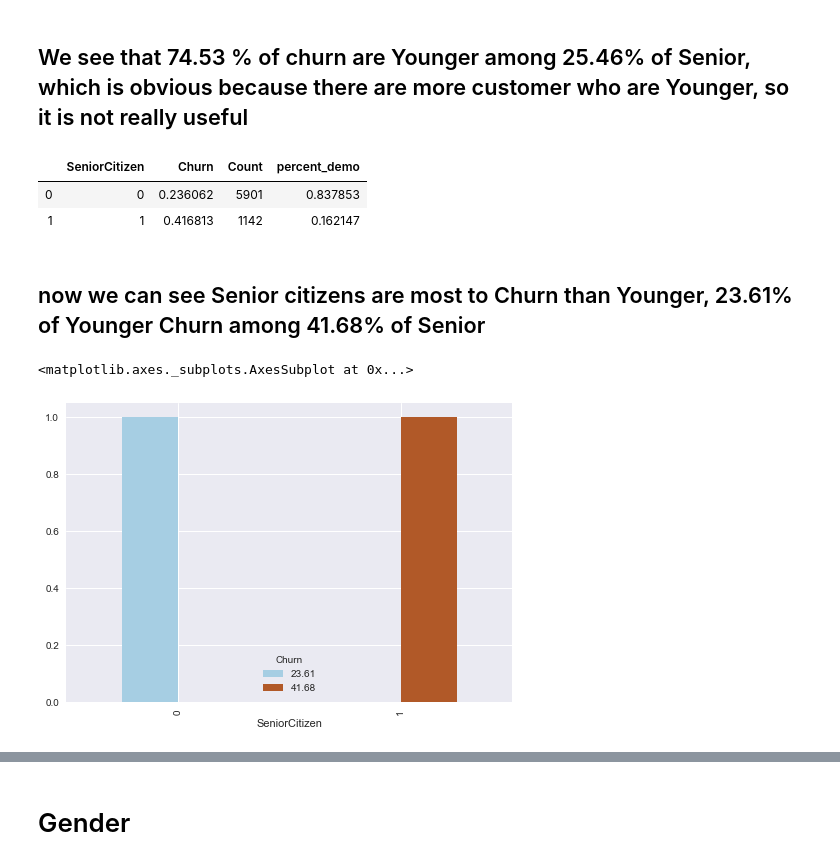
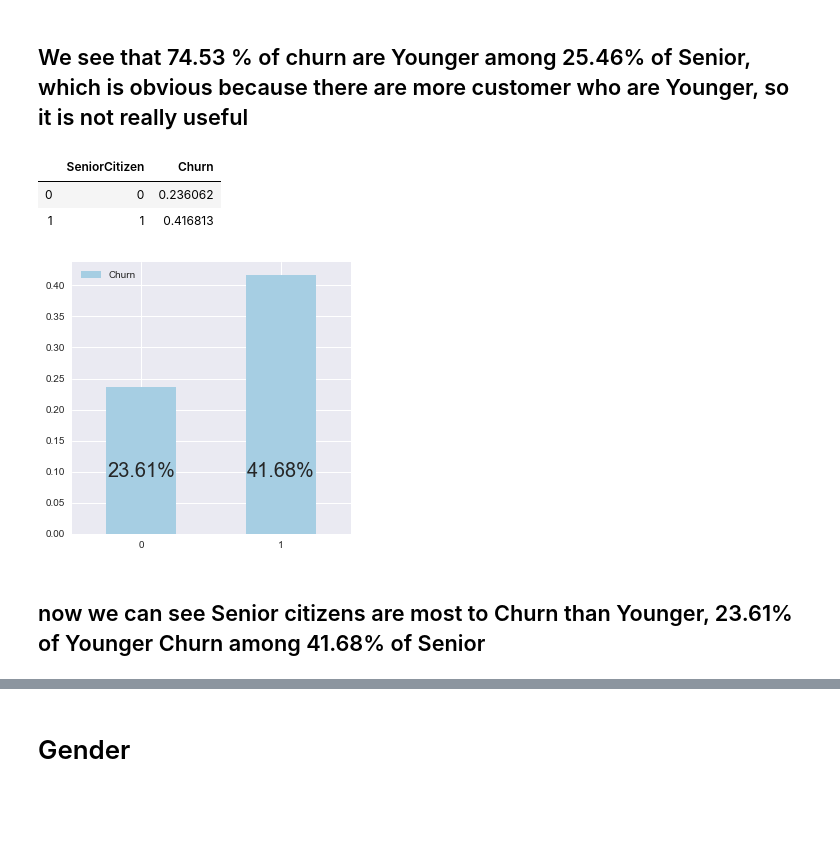
Before and after one commit to B1o0b1/Customer-Churn-Analysis, a Jupyter notebook: Analysis_customer_churn.ipynb, the cells around one changed output, grey strips where cells are left out. Cells and saved outputs as stored; diff of their text form; code cells hidden in the pictures; blank space fills up the shorter version.

```diff
--- a/Analysis_customer_churn.ipynb
+++ b/Analysis_customer_churn.ipynb
@@ -300,21 +308,17 @@ pd.crosstab(data_churn_Yes.SeniorCitizen,data_churn_Yes.Churn, normalize = True,
 | All | 1.000000 | 1.000000 |
 # %% [markdown]
 ## We see that 74.53 % of churn are Younger among 25.46% of Senior, which is obvious because there are more customer who are Younger, so it is not really useful
-# %%
-churn_demo = pd.DataFrame(data_copy.groupby('SeniorCitizen')[['Churn']].mean())
-churn_demo["Count"]=data_copy.SeniorCitizen.value_counts(dropna=False)
-churn_demo['percent_demo'] = churn_demo["Count"]/sum(churn_demo['Count'])
-churn_demo.reset_index(level=0, inplace=True)
-churn_demo
-# %% [output]
-|  | SeniorCitizen | Churn | Count | percent_demo |
-| 0 | 0 | 0.236062 | 5901 | 0.837853 |
-| 1 | 1 | 0.416813 | 1142 | 0.162147 |
+# %%
+churn_demo = pd.DataFrame(data_copy.groupby('SeniorCitizen')[['Churn']].mean())
+churn_demo.reset_index(level=0, inplace=True)
+display(churn_demo)
+churn_demo.plot.bar(y ='Churn', rot = 0, colormap = 'Paired')
+for i in range(len(churn_demo['Churn'])):
+       plt.text(i, 0.1, str(round(churn_demo['Churn'].values[i]*100,2))+"%", fontsize = 20, horizontalalignment='center', verticalalignment='center')
+# %% [output]
+|  | SeniorCitizen | Churn |
+| 0 | 0 | 0.236062 |
+| 1 | 1 | 0.416813 |
+[figure, added]
 # %% [markdown]
 ## now we can see Senior citizens are most to Churn than Younger, 23.61% of Younger Churn among 41.68% of Senior
-# %%
-
-pd.crosstab(churn_demo.SeniorCitizen, round(churn_demo.Churn*100,2)).plot( kind = 'bar', colormap= 'Paired' )
-# %% [output]
-<matplotlib.axes._subplots.AxesSubplot at 0x...>
-[figure, removed]
```
Also changed, not shown: parts of 60 cells of this notebook, 3 other files.
